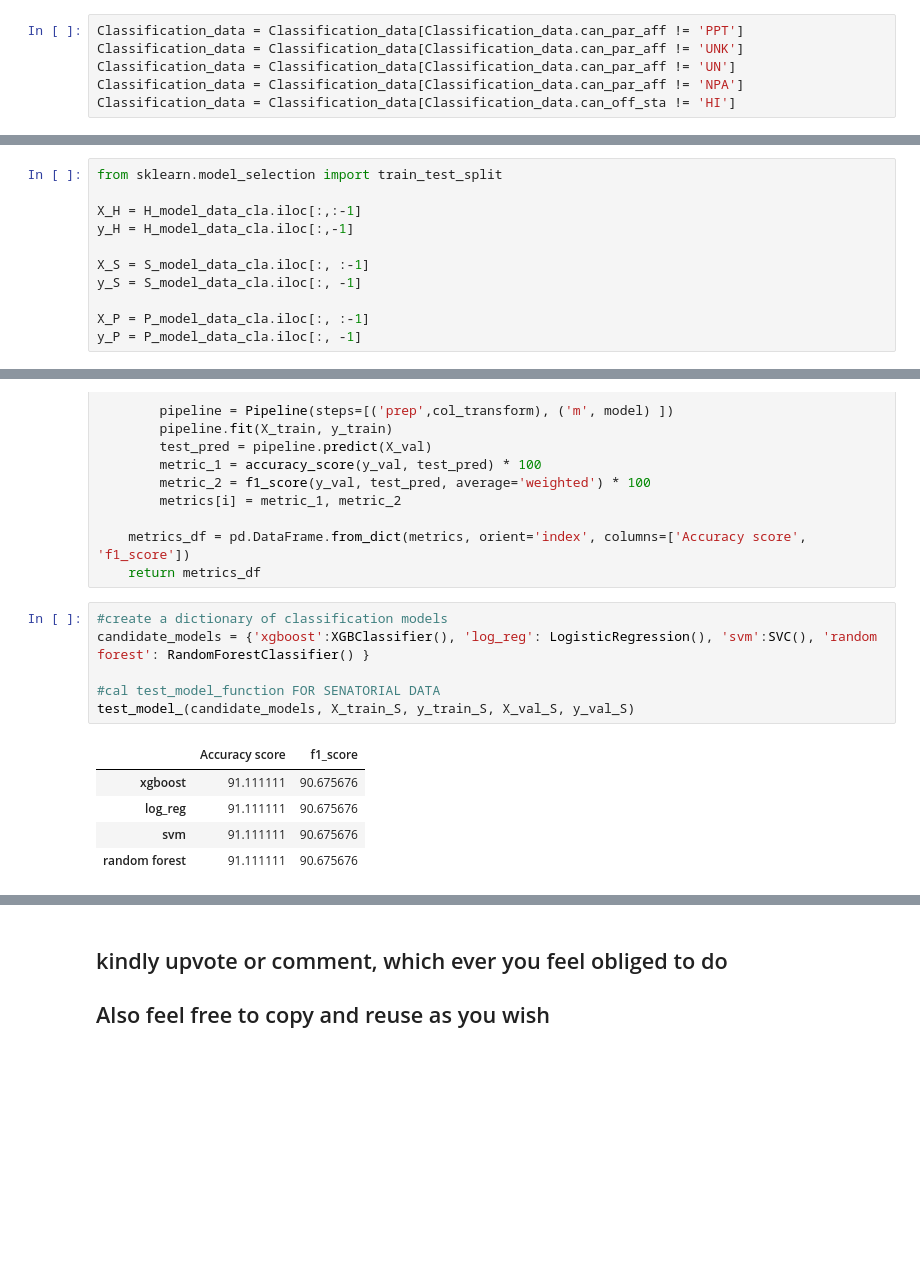
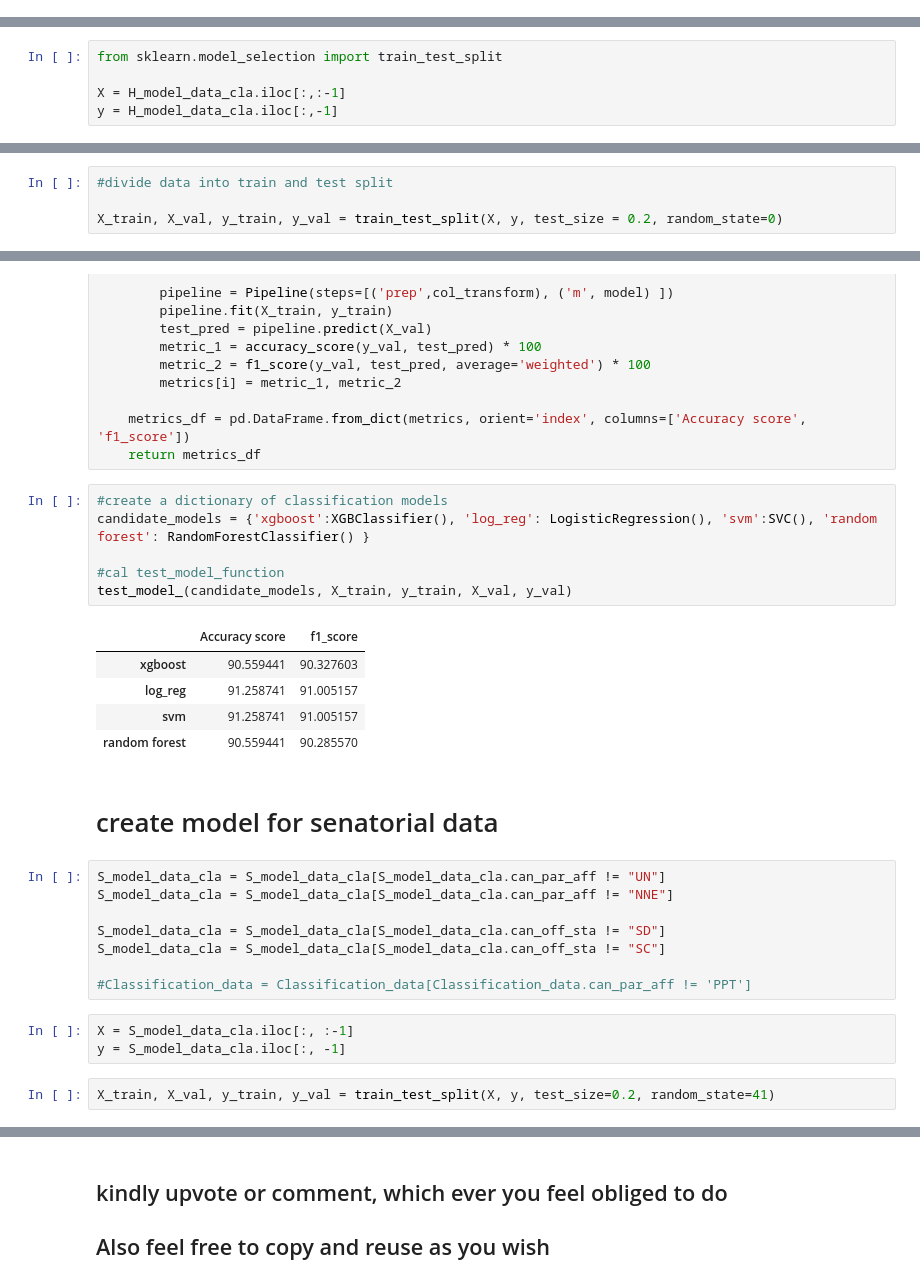
Before and after one commit to josephdickson11/campaign-finance-election-relationship, a Jupyter notebook: campaign-election-notebook.ipynb, the cells around one changed output, grey strips where cells are left out. Cells and saved outputs as stored; diff of their text form; blank space fills up the shorter version.

Commit message:
complete model

```diff
--- a/campaign-election-notebook.ipynb
+++ b/campaign-election-notebook.ipynb
@@ -799,9 +799,3 @@ winner                 0
 dtype: int64
 # %% [markdown]
 remove a single uninformative data point that affects the pipeline
-# %%
-Classification_data = Classification_data[Classification_data.can_par_aff != 'PPT']
-Classification_data = Classification_data[Classification_data.can_par_aff != 'UNK']
-Classification_data = Classification_data[Classification_data.can_par_aff != 'UN']
-Classification_data = Classification_data[Classification_data.can_par_aff != 'NPA']
-Classification_data = Classification_data[Classification_data.can_off_sta != 'HI']
@@ -815,14 +811,8 @@ S_model_data_cla = Classification_data.loc[Classification_data['can_off'] == 'S'
 # %%
 from sklearn.model_selection import train_test_split
 
-X_H = H_model_data_cla.iloc[:,:-1]
-y_H = H_model_data_cla.iloc[:,-1]
-
-X_S = S_model_data_cla.iloc[:, :-1]
-y_S = S_model_data_cla.iloc[:, -1]
-
-X_P = P_model_data_cla.iloc[:, :-1]
-y_P = P_model_data_cla.iloc[:, -1]
+X = H_model_data_cla.iloc[:,:-1]
+y = H_model_data_cla.iloc[:,-1]
 # %%
 # determine categorical and numerical features
 
@@ -865,3 +847,7 @@ X_train_P, X_val_P, y_train_P, y_val_P = train_test_split(X_P, y_P, test_size =
+# %%
+#divide data into train and test split
+
+X_train, X_val, y_train, y_val = train_test_split(X, y, test_size = 0.2, random_state=0)
 # %%
 pipeline.fit(X_train, y_train)
 # %% [output]
@@ -918,12 +904,27 @@ def test_model_(models_dict, X_train, y_train, X_val, y_val):
 # %%
 #create a dictionary of classification models
 candidate_models = {'xgboost':XGBClassifier(), 'log_reg': LogisticRegression(), 'svm':SVC(), 'random forest': RandomForestClassifier() }
 
-#cal test_model_function FOR SENATORIAL DATA
-test_model_(candidate_models, X_train_S, y_train_S, X_val_S, y_val_S)
+#cal test_model_function
+test_model_(candidate_models, X_train, y_train, X_val, y_val)
 # %% [output]
 |  | Accuracy score | f1_score |
-| xgboost | 91.111111 | 90.675676 |
-| log_reg | 91.111111 | 90.675676 |
-| svm | 91.111111 | 90.675676 |
-| random forest | 91.111111 | 90.675676 |
+| xgboost | 90.559441 | 90.327603 |
+| log_reg | 91.258741 | 91.005157 |
+| svm | 91.258741 | 91.005157 |
+| random forest | 90.559441 | 90.285570 |
+# %% [markdown]
+# create model for senatorial data
+# %%
+S_model_data_cla = S_model_data_cla[S_model_data_cla.can_par_aff != "UN"]
+S_model_data_cla = S_model_data_cla[S_model_data_cla.can_par_aff != "NNE"]
+
+S_model_data_cla = S_model_data_cla[S_model_data_cla.can_off_sta != "SD"]
+S_model_data_cla = S_model_data_cla[S_model_data_cla.can_off_sta != "SC"]
+
+#Classification_data = Classification_data[Classification_data.can_par_aff != 'PPT']
+# %%
+X = S_model_data_cla.iloc[:, :-1]
+y = S_model_data_cla.iloc[:, -1]
+# %%
+X_train, X_val, y_train, y_val = train_test_split(X, y, test_size=0.2, random_state=41)
```
Also changed, not shown: parts of 23 cells of this notebook.
